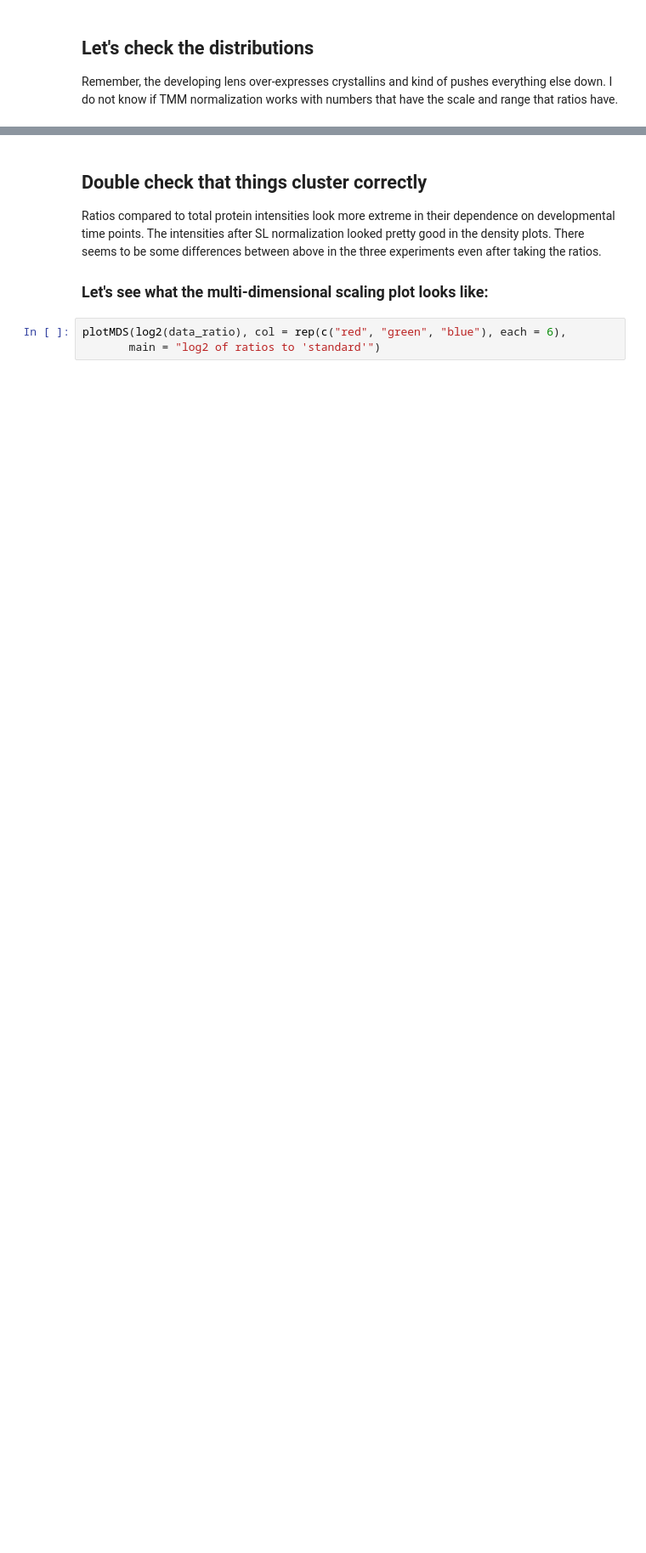
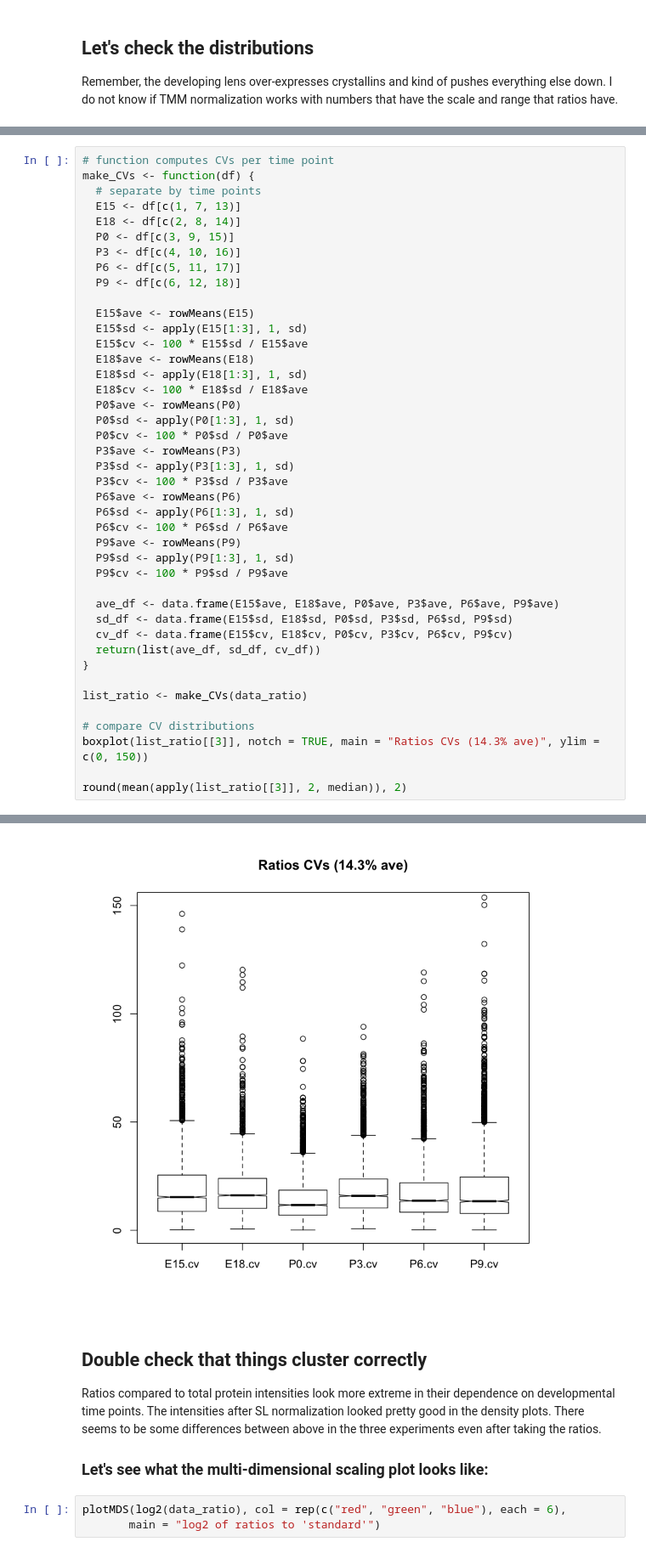
Before and after one commit to pwilmart/IRS_normalization, a Jupyter notebook: statistical_testing_ratios_v2.ipynb, the cells around one changed output, grey strips where cells are left out. Shown at 85% size. Cells and saved outputs as stored; diff of their text form; blank space fills up the shorter version.

Commit message:
Added a CV plot to v2 of ratio workup

```diff
--- a/statistical_testing_ratios_v2.ipynb
+++ b/statistical_testing_ratios_v2.ipynb
@@ -121,0 +124,43 @@ plotDensities(log2(data_ratio), col = rep(c("red", "green", "blue"), each = 6),
+# %%
+# function computes CVs per time point
+make_CVs <- function(df) {
+  # separate by time points
+  E15 <- df[c(1, 7, 13)]
+  E18 <- df[c(2, 8, 14)]
+  P0 <- df[c(3, 9, 15)]
+  P3 <- df[c(4, 10, 16)]
+  P6 <- df[c(5, 11, 17)]
+  P9 <- df[c(6, 12, 18)]
+
+  E15$ave <- rowMeans(E15)
+  E15$sd <- apply(E15[1:3], 1, sd)
+  E15$cv <- 100 * E15$sd / E15$ave
+  E18$ave <- rowMeans(E18)
+  E18$sd <- apply(E18[1:3], 1, sd)
+  E18$cv <- 100 * E18$sd / E18$ave
+  P0$ave <- rowMeans(P0)
+  P0$sd <- apply(P0[1:3], 1, sd)
+  P0$cv <- 100 * P0$sd / P0$ave
+  P3$ave <- rowMeans(P3)
+  P3$sd <- apply(P3[1:3], 1, sd)
+  P3$cv <- 100 * P3$sd / P3$ave
+  P6$ave <- rowMeans(P6)
+  P6$sd <- apply(P6[1:3], 1, sd)
+  P6$cv <- 100 * P6$sd / P6$ave
+  P9$ave <- rowMeans(P9)
+  P9$sd <- apply(P9[1:3], 1, sd)
+  P9$cv <- 100 * P9$sd / P9$ave
+
+  ave_df <- data.frame(E15$ave, E18$ave, P0$ave, P3$ave, P6$ave, P9$ave)
+  sd_df <- data.frame(E15$sd, E18$sd, P0$sd, P3$sd, P6$sd, P9$sd)
+  cv_df <- data.frame(E15$cv, E18$cv, P0$cv, P3$cv, P6$cv, P9$cv)
+  return(list(ave_df, sd_df, cv_df))
+}
+
+list_ratio <- make_CVs(data_ratio)
+
+# compare CV distributions
+boxplot(list_ratio[[3]], notch = TRUE, main = "Ratios CVs (14.3% ave)", ylim = c(0, 150))
+
+round(mean(apply(list_ratio[[3]], 2, median)), 2)
+# %% [output]
@@ -122,3 +168,4 @@ plotDensities(log2(data_ratio), col = rep(c("red", "green", "blue"), each = 6),
+[figure, added]
 # %% [markdown]
 ## Double check that things cluster correctly
 Ratios compared to total protein intensities look more extreme in their dependence on developmental time points. The intensities after SL normalization looked pretty good in the density plots. There seems to be some differences between above in the three experiments even after taking the ratios.
```
Also changed, not shown: parts of 3 cells of this notebook, 1 other file.
